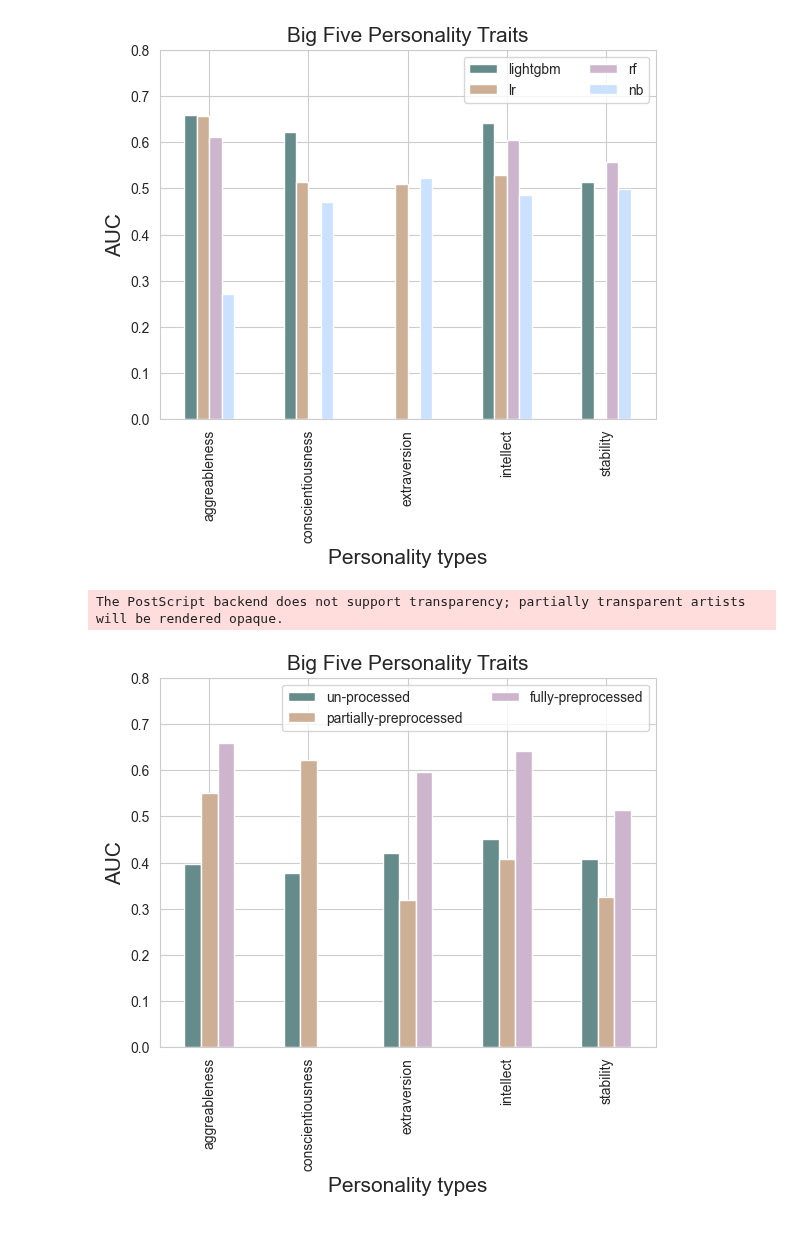
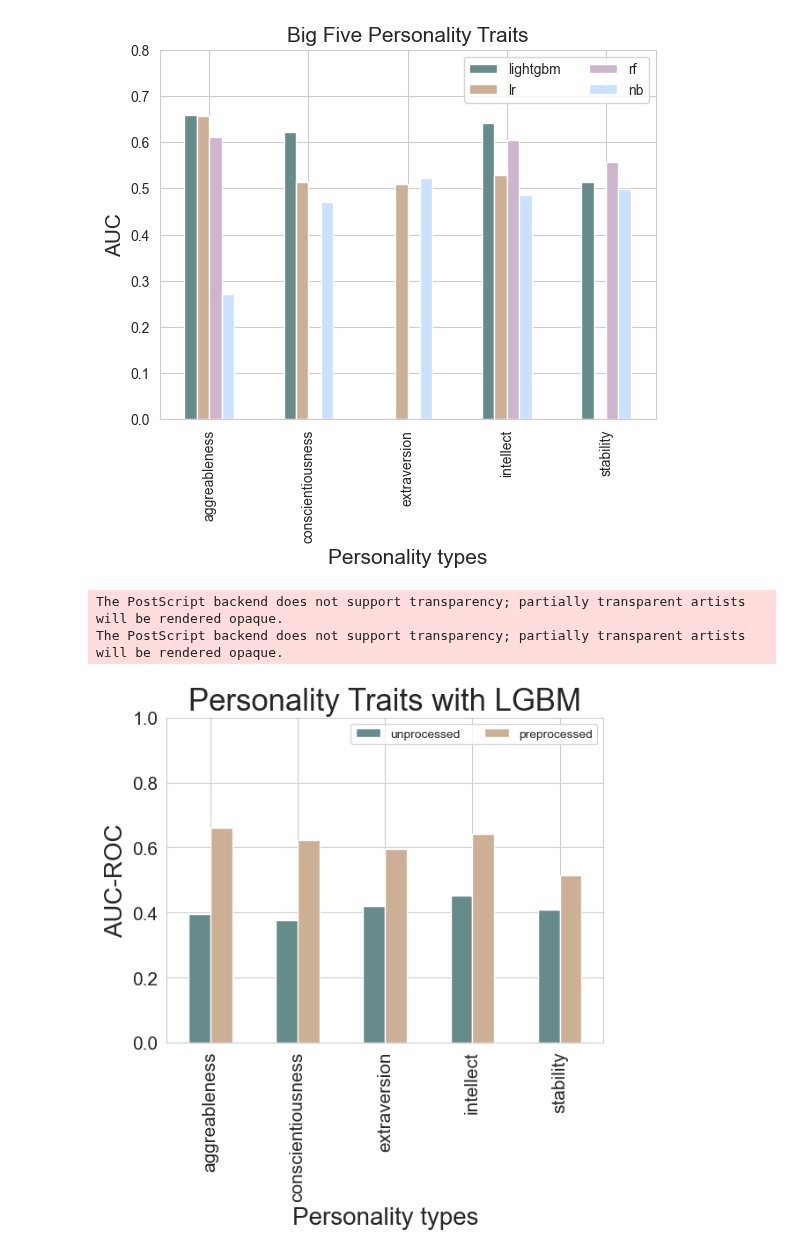
Before and after one commit to kcristinaa/RAIS-miniproject, a Jupyter notebook: notebooks_correlations_and_visualizations/barplots_models_results.ipynb, the cells around one changed output. Cells and saved outputs as stored; diff of their text form; code cells hidden in the pictures.

```diff
--- a/notebooks_correlations_and_visualizations/barplots_models_results.ipynb
+++ b/notebooks_correlations_and_visualizations/barplots_models_results.ipynb
@@ -59,24 +59,26 @@ The PostScript backend does not support transparency; partially transparent arti
 # %%
 # AUCs from LGBM model
 plotdata = pd.DataFrame({
-    "un-processed":[0.3964, 0.3769, 0.4202, 0.4512, 0.4079],
-    "partially-preprocessed":[0.5499, 0.6219, 0.3198, 0.4066, 0.3257],
-    "fully-preprocessed":[0.6596, 0, 0.5968, 0.6418, 0.5146],
+    "unprocessed":[0.3964, 0.3769, 0.4202, 0.4512, 0.4079],
+    "preprocessed":[0.6596, 0.6219, 0.5968, 0.6418, 0.5146],
     },
     index=["aggreableness", "conscientiousness", "extraversion", "intellect", "stability"]
 )
 plotdata.plot(kind="bar")
-plt.title("Big Five Personality Traits", size=15)
-plt.xlabel("Personality types", size=15)
-plt.ylabel("AUC", size=15)
-plt.ylim(0, 0.8)
+plt.title("Personality Traits with LGBM", size=25)
+plt.xlabel("Personality types", size=20)
+plt.ylabel("AUC-ROC", size=20)
+plt.ylim(0, 1)
+plt.xticks(fontsize=15)
+plt.yticks(fontsize=15)
 plt.legend(loc='best', ncol=2)
 plt.savefig("visualizations/personality_AUC_barplot_datasets.png",bbox_inches='tight')
 plt.savefig("visualizations/personality_AUC_barplot_datasets.eps",bbox_inches='tight')
 plt.show()
 # %% [output]
 The PostScript backend does not support transparency; partially transparent artists will be rendered opaque.
+The PostScript backend does not support transparency; partially transparent artists will be rendered opaque.
-[figure, old version]
+[figure, new version]
 # %%
 # AUCs from LR model
 plotdata = pd.DataFrame({
```
Also changed, not shown: parts of 3 cells of this notebook, 8 other files.
